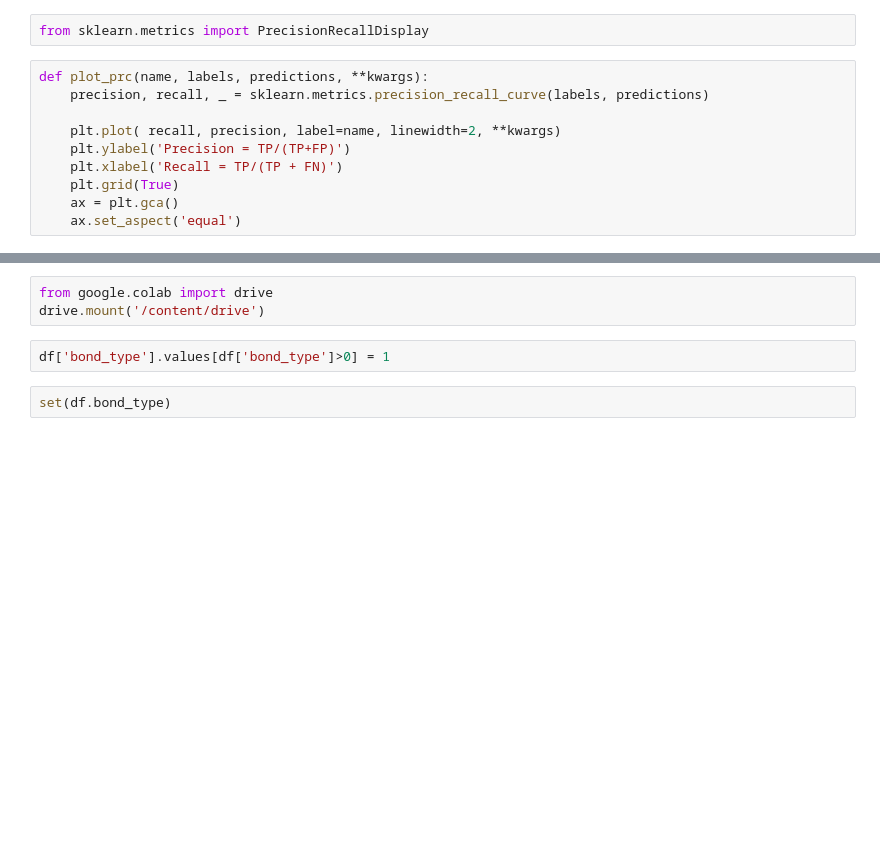
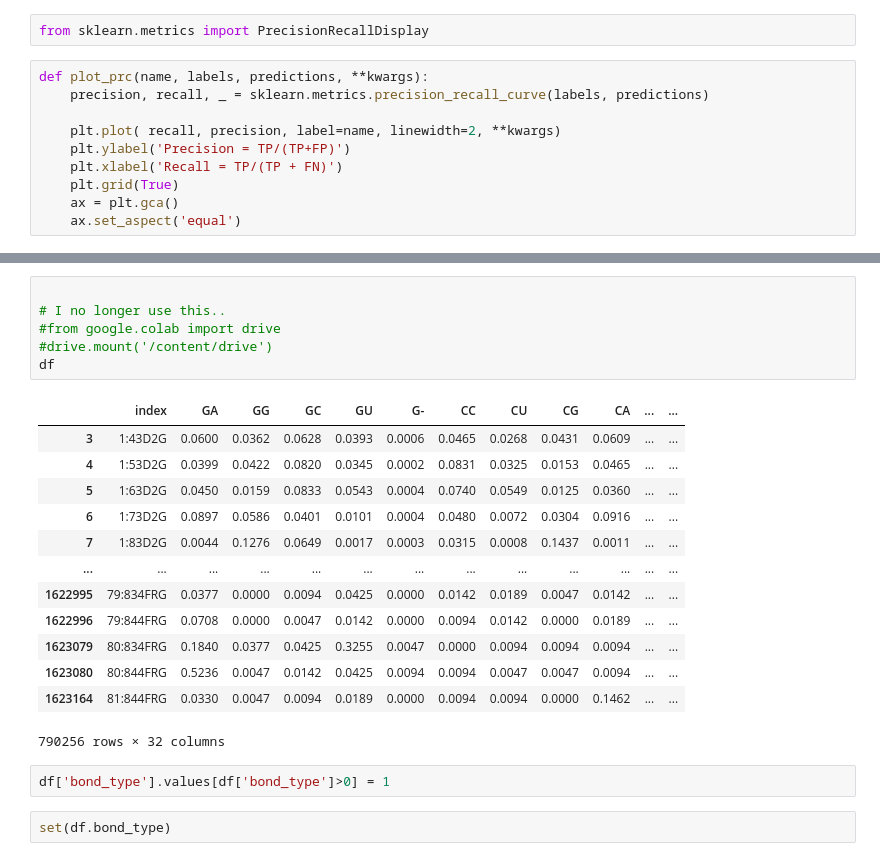
Before and after one commit to samuelflores/deep-learning-RNA-structure-prediction, a Jupyter notebook: Floyd_Scripts_and_Figs/Parsers/pyDCA_PRC_Sam.ipynb, the cells around one changed output, grey strips where cells are left out. Saved outputs shown, nothing was run; the diff lists cells and outputs as text; blank space fills up the shorter version.

```diff
--- a/Floyd_Scripts_and_Figs/Parsers/pyDCA_PRC_Sam.ipynb
+++ b/Floyd_Scripts_and_Figs/Parsers/pyDCA_PRC_Sam.ipynb
@@ -42,6 +84,23 @@ FileNotFoundError: [Errno 2] No such file or directory: './drive/MyDrive/deep-le
 # %%
-from google.colab import drive
-drive.mount('/content/drive')
+
+# I no longer use this..
+#from google.colab import drive
+#drive.mount('/content/drive')
+df
+# %% [output]
+|  | index | GA | GG | GC | GU | G- | CC | CU | CG | CA | ... | ... |
+| 3 | 1:43D2G | 0.0600 | 0.0362 | 0.0628 | 0.0393 | 0.0006 | 0.0465 | 0.0268 | 0.0431 | 0.0609 | ... | ... |
+| 4 | 1:53D2G | 0.0399 | 0.0422 | 0.0820 | 0.0345 | 0.0002 | 0.0831 | 0.0325 | 0.0153 | 0.0465 | ... | ... |
+| 5 | 1:63D2G | 0.0450 | 0.0159 | 0.0833 | 0.0543 | 0.0004 | 0.0740 | 0.0549 | 0.0125 | 0.0360 | ... | ... |
+| 6 | 1:73D2G | 0.0897 | 0.0586 | 0.0401 | 0.0101 | 0.0004 | 0.0480 | 0.0072 | 0.0304 | 0.0916 | ... | ... |
+| 7 | 1:83D2G | 0.0044 | 0.1276 | 0.0649 | 0.0017 | 0.0003 | 0.0315 | 0.0008 | 0.1437 | 0.0011 | ... | ... |
+| ... | ... | ... | ... | ... | ... | ... | ... | ... | ... | ... | ... | ... |
+| 1622995 | 79:834FRG | 0.0377 | 0.0000 | 0.0094 | 0.0425 | 0.0000 | 0.0142 | 0.0189 | 0.0047 | 0.0142 | ... | ... |
+| 1622996 | 79:844FRG | 0.0708 | 0.0000 | 0.0047 | 0.0142 | 0.0000 | 0.0094 | 0.0142 | 0.0000 | 0.0189 | ... | ... |
+| 1623079 | 80:834FRG | 0.1840 | 0.0377 | 0.0425 | 0.3255 | 0.0047 | 0.0000 | 0.0094 | 0.0094 | 0.0094 | ... | ... |
+| 1623080 | 80:844FRG | 0.5236 | 0.0047 | 0.0142 | 0.0425 | 0.0094 | 0.0094 | 0.0047 | 0.0047 | 0.0094 | ... | ... |
+| 1623164 | 81:844FRG | 0.0330 | 0.0047 | 0.0094 | 0.0189 | 0.0000 | 0.0094 | 0.0094 | 0.0000 | 0.1462 | ... | ... |
+790256 rows × 32 columns
 # %%
 df['bond_type'].values[df['bond_type']>0] = 1
 # %%
```
Also changed, not shown: parts of 9 cells of this notebook.
